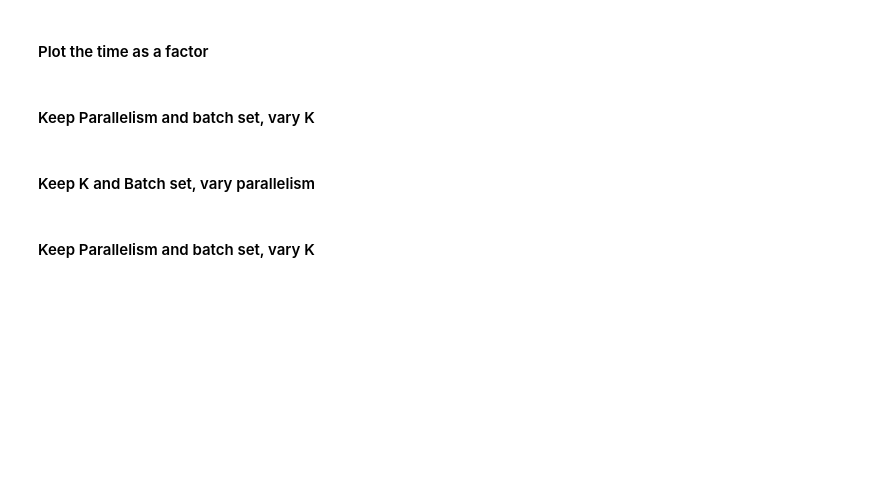
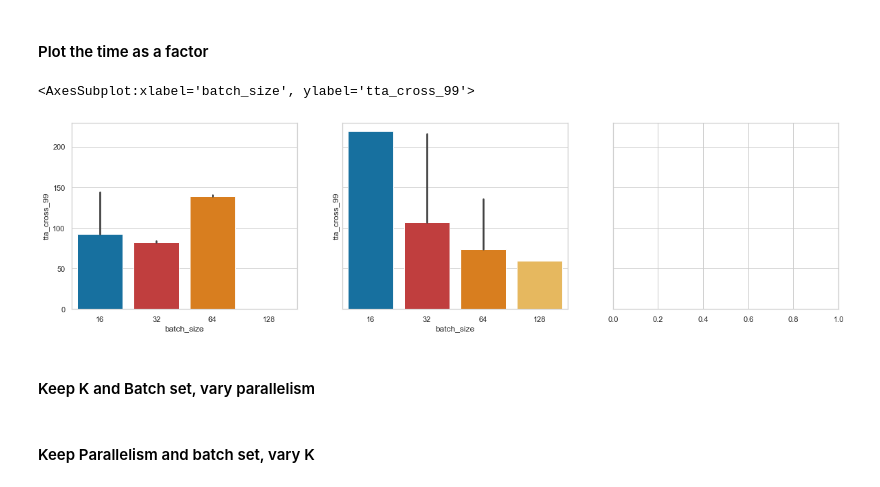
Before and after one commit to DiegoStock12/kubeml, a Jupyter notebook: ml/experiments/insights.ipynb, the cells around one changed output. Drawn from its saved outputs; the diff is of its cells as text; code cells hidden in the pictures; blank space fills up the shorter version.

```diff
--- a/ml/experiments/insights.ipynb
+++ b/ml/experiments/insights.ipynb
@@ -331,3 +333,7 @@ sns.barplot(x='parallelism', y='tta_cross_99', data=df, capsize=.02, hue='batch_
 
 
 # plt.savefig('./figures/resnet34/acc_per_k_and_parallelism.png', dpi=300)
+# %%
+df= pd.read_pickle('./dataframes/lenet_tensorflow.pkl')
+d = pd.read_pickle('./dataframes/lenet_kubeml.pkl')
+d = d.loc[d.parallelism==2]
@@ -334,9 +360,12 @@ sns.barplot(x='parallelism', y='tta_cross_99', data=df, capsize=.02, hue='batch_
 # %% [markdown]
 #### Plot the time as a factor
 # %%
-f, ax = plt.subplots(1, 3, figsize=(20, 5))
-sns.barplot(x='batch_size', y='gpu_usage', hue='parallelism', data=d, ax=ax[0])
-sns.barplot(x='k', y='time', data=df, ax=ax[1])
-sns.barplot(x='parallelism', y='time', data=df, ax=ax[2], hue='k')
+f, ax = plt.subplots(1, 3, sharey=True, figsize=(20, 5))
+sns.barplot(x='batch_size', y='tta_cross_99', data=d ,ax=ax[0], estimator=np.min)
+sns.barplot(x='batch_size', y='tta_cross_99', data=df, ax=ax[1], estimator=np.min)
+# sns.barplot(x='parallelism', y='time', data=df, ax=ax[2], hue='k')
 
 # plt.savefig('./figures/resnet34/time.png', dpi=300)
+# %% [output]
+<AxesSubplot:xlabel='batch_size', ylabel='tta_cross_99'>
+[figure, added]
@@ -399,8 +421,6 @@ plot_loss_with_k_and_batch(k=64, batch=128, ax=axes[2][2])
 
 
 # plt.savefig('./figures/accuracy_study.png', dpi=300)
-# %% [markdown]
-#### Keep Parallelism and batch set, vary K
 # %% [markdown]
 #### Keep K and Batch set, vary parallelism
 # %%
```
Also changed, not shown: parts of 6 cells of this notebook, 2 other files.
